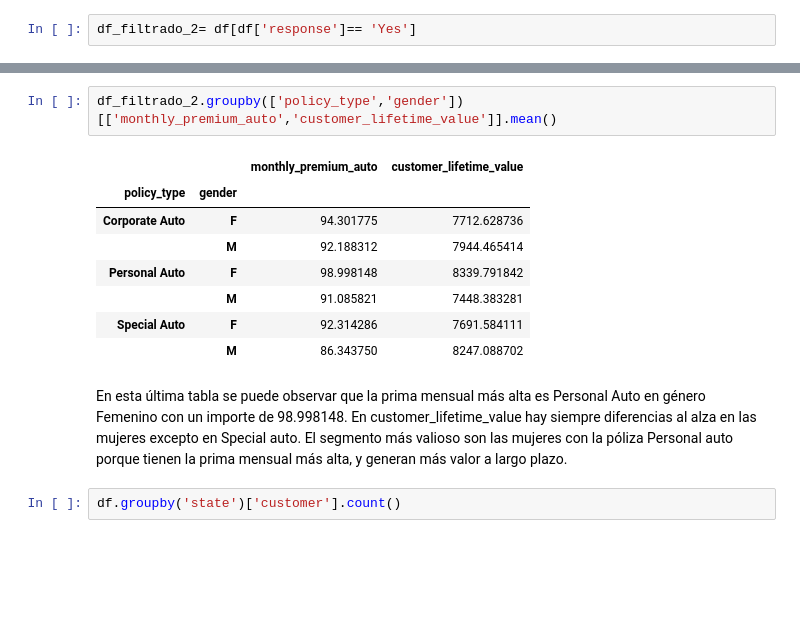
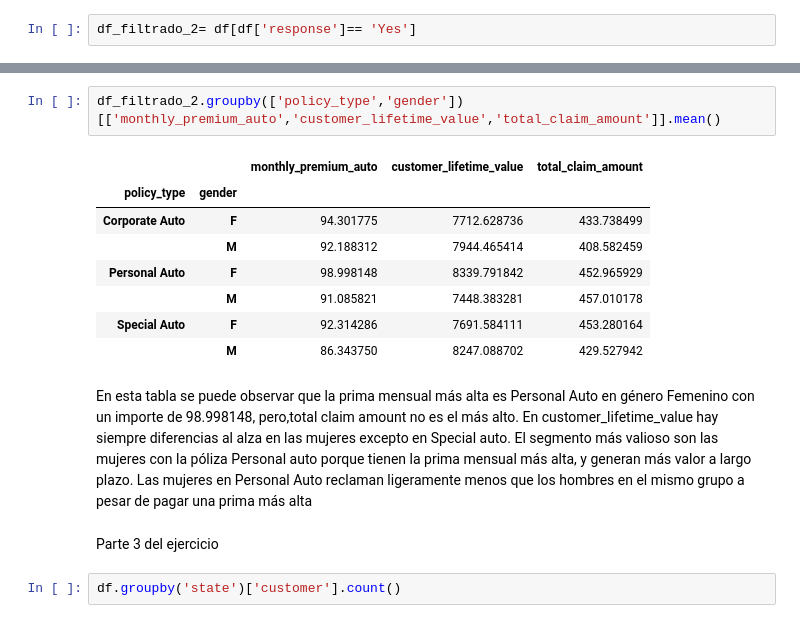
Before and after one commit to erikajcd08/lab-dw-data-aggregation-and-filtering, a Jupyter notebook: lab-dw-aggregating.ipynb, the cells around one changed output, grey strips where cells are left out. Cells and saved outputs as stored; diff of their text form; blank space fills up the shorter version.

```diff
--- a/lab-dw-aggregating.ipynb
+++ b/lab-dw-aggregating.ipynb
@@ -81,16 +88,18 @@ Index(['unnamed:_0', 'customer', 'state', 'customer_lifetime_value',
 # %%
-df_filtrado_2.groupby(['policy_type','gender'])[['monthly_premium_auto','customer_lifetime_value']].mean()
+df_filtrado_2.groupby(['policy_type','gender'])[['monthly_premium_auto','customer_lifetime_value','total_claim_amount']].mean()
 # %% [output]
-|  |  | monthly_premium_auto | customer_lifetime_value |
-| policy_type | gender |  |  |
-| Corporate Auto | F | 94.301775 | 7712.628736 |
-|  | M | 92.188312 | 7944.465414 |
-| Personal Auto | F | 98.998148 | 8339.791842 |
-|  | M | 91.085821 | 7448.383281 |
-| Special Auto | F | 92.314286 | 7691.584111 |
-|  | M | 86.343750 | 8247.088702 |
+|  |  | monthly_premium_auto | customer_lifetime_value | total_claim_amount |
+| policy_type | gender |  |  |  |
+| Corporate Auto | F | 94.301775 | 7712.628736 | 433.738499 |
+|  | M | 92.188312 | 7944.465414 | 408.582459 |
+| Personal Auto | F | 98.998148 | 8339.791842 | 452.965929 |
+|  | M | 91.085821 | 7448.383281 | 457.010178 |
+| Special Auto | F | 92.314286 | 7691.584111 | 453.280164 |
+|  | M | 86.343750 | 8247.088702 | 429.527942 |
 # %% [markdown]
-En esta última tabla se puede observar que la prima mensual más alta es Personal Auto en género Femenino con un importe de 98.998148. En customer_lifetime_value hay siempre diferencias al alza en las mujeres excepto en Special auto. El segmento más valioso son las mujeres con la póliza Personal auto porque tienen la prima mensual más alta, y generan más valor a largo plazo.
+En esta tabla se puede observar que la prima mensual más alta es Personal Auto en género Femenino con un importe de 98.998148, pero,total claim amount no es el más alto. En customer_lifetime_value hay siempre diferencias al alza en las mujeres excepto en Special auto. El segmento más valioso son las mujeres con la póliza Personal auto porque tienen la prima mensual más alta, y generan más valor a largo plazo. Las mujeres en Personal Auto reclaman ligeramente menos que los hombres en el mismo grupo a pesar de pagar una prima más alta
+# %% [markdown]
+Parte 3 del ejercicio
 # %%
 df.groupby('state')['customer'].count()
 # %% [output]
```
Also changed, not shown: parts of 20 cells of this notebook.
